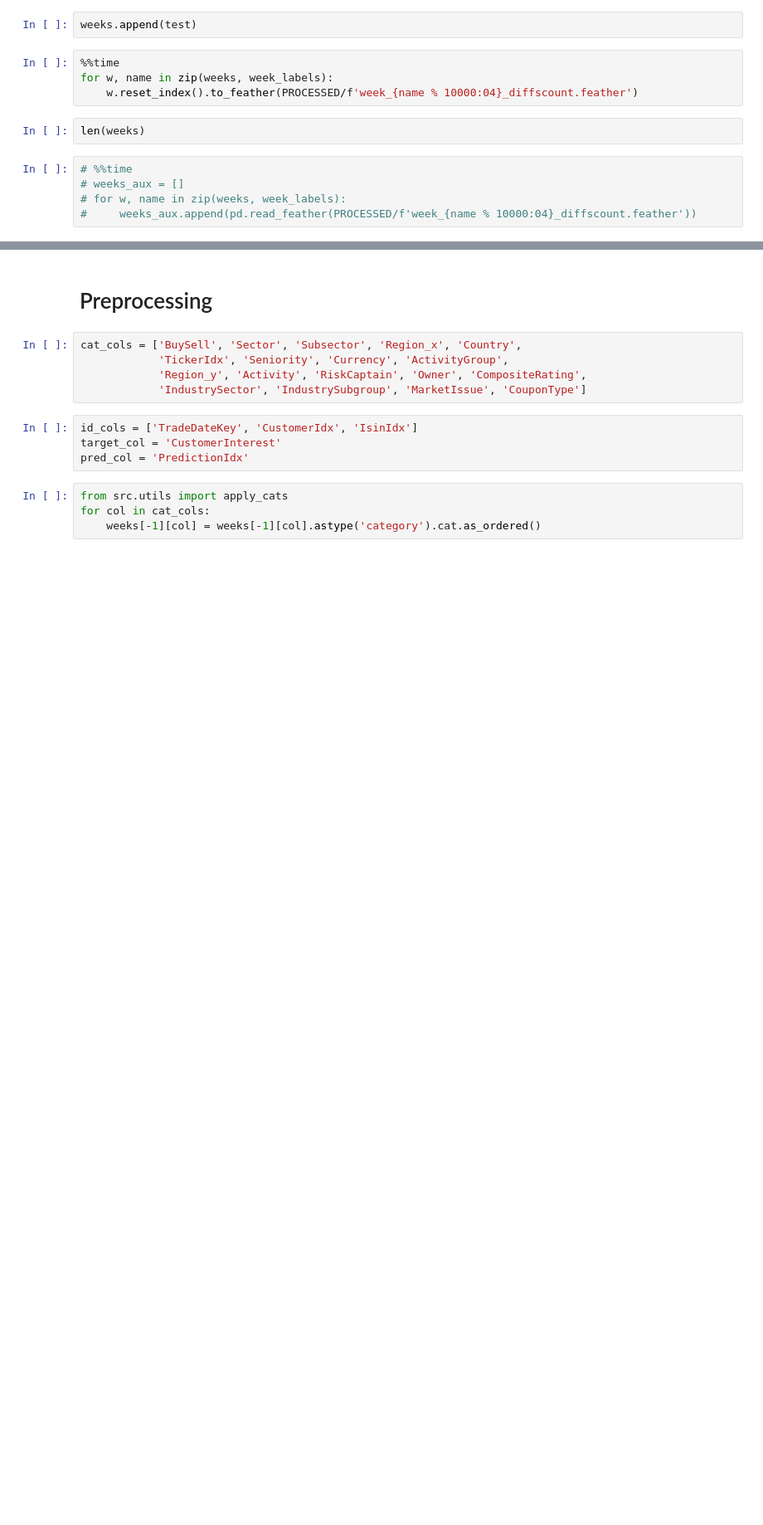
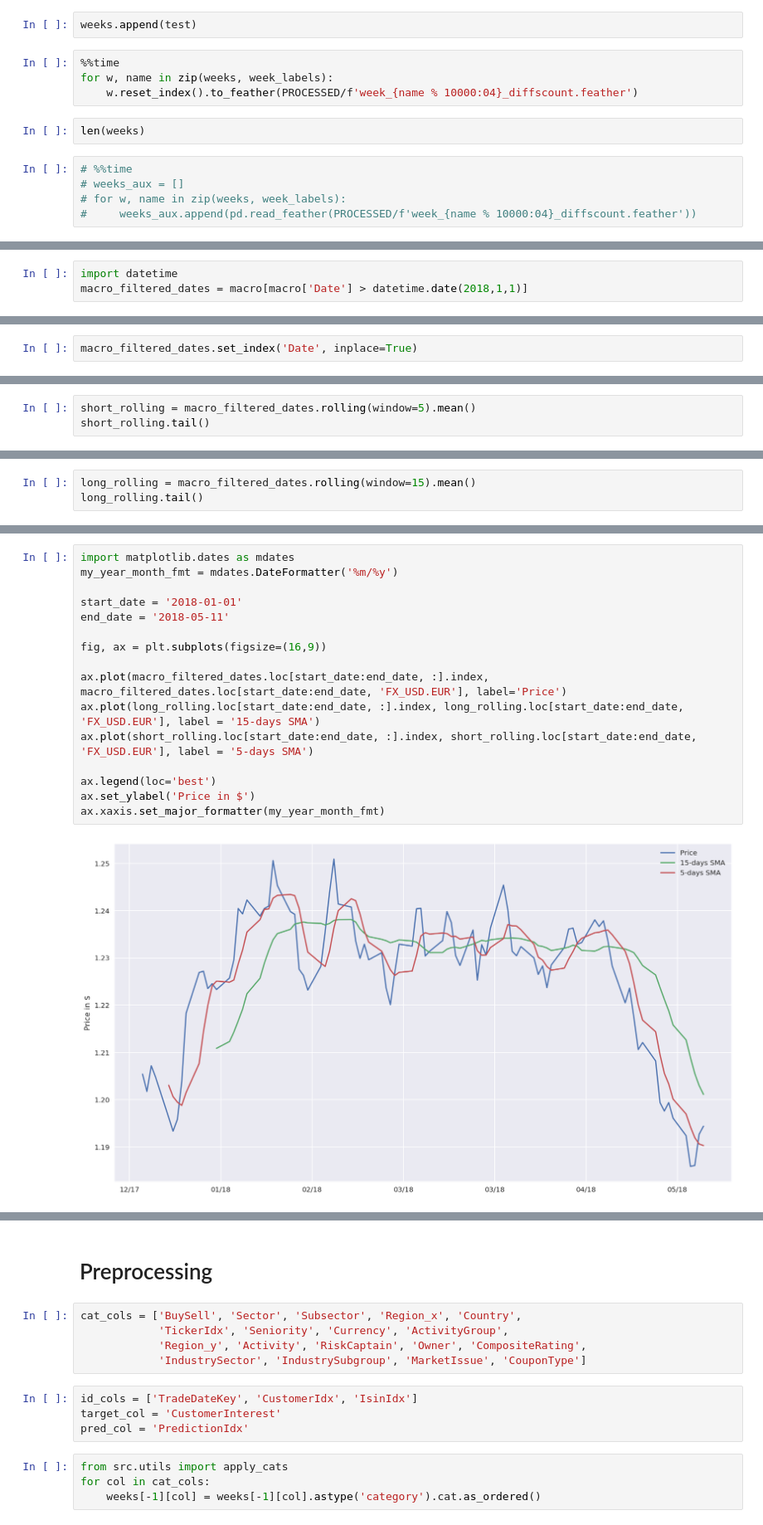
Before and after one commit to Robert-Aduviri/DSG-2018-Qualifiers, a Jupyter notebook: notebooks/chu/JC-03-Week-Model.ipynb, the cells around one changed output, grey strips where cells are left out. Shown: that part at 83% size. Cells and saved outputs as stored; diff of their text form; blank space fills up the shorter version.

```diff
--- a/notebooks/chu/JC-03-Week-Model.ipynb
+++ b/notebooks/chu/JC-03-Week-Model.ipynb
@@ -159,0 +186,3 @@ len(weeks)
+# %%
+import datetime
+macro_filtered_dates = macro[macro['Date'] > datetime.date(2018,1,1)]
@@ -159,0 +198,2 @@ len(weeks)
+# %%
+macro_filtered_dates.set_index('Date', inplace=True)
@@ -159,0 +212,3 @@ len(weeks)
+# %%
+short_rolling = macro_filtered_dates.rolling(window=5).mean()
+short_rolling.tail()
@@ -159,0 +223,3 @@ len(weeks)
+# %%
+long_rolling = macro_filtered_dates.rolling(window=15).mean()
+long_rolling.tail()
@@ -159,0 +234,18 @@ len(weeks)
+# %%
+import matplotlib.dates as mdates
+my_year_month_fmt = mdates.DateFormatter('%m/%y')
+
+start_date = '2018-01-01'
+end_date = '2018-05-11'
+
+fig, ax = plt.subplots(figsize=(16,9))
+
+ax.plot(macro_filtered_dates.loc[start_date:end_date, :].index, macro_filtered_dates.loc[start_date:end_date, 'FX_USD.EUR'], label='Price')
+ax.plot(long_rolling.loc[start_date:end_date, :].index, long_rolling.loc[start_date:end_date, 'FX_USD.EUR'], label = '15-days SMA')
+ax.plot(short_rolling.loc[start_date:end_date, :].index, short_rolling.loc[start_date:end_date, 'FX_USD.EUR'], label = '5-days SMA')
+
+ax.legend(loc='best')
+ax.set_ylabel('Price in $')
+ax.xaxis.set_major_formatter(my_year_month_fmt)
+# %% [output]
+[figure, added]
```
Also changed, not shown: parts of 14 cells of this notebook.
